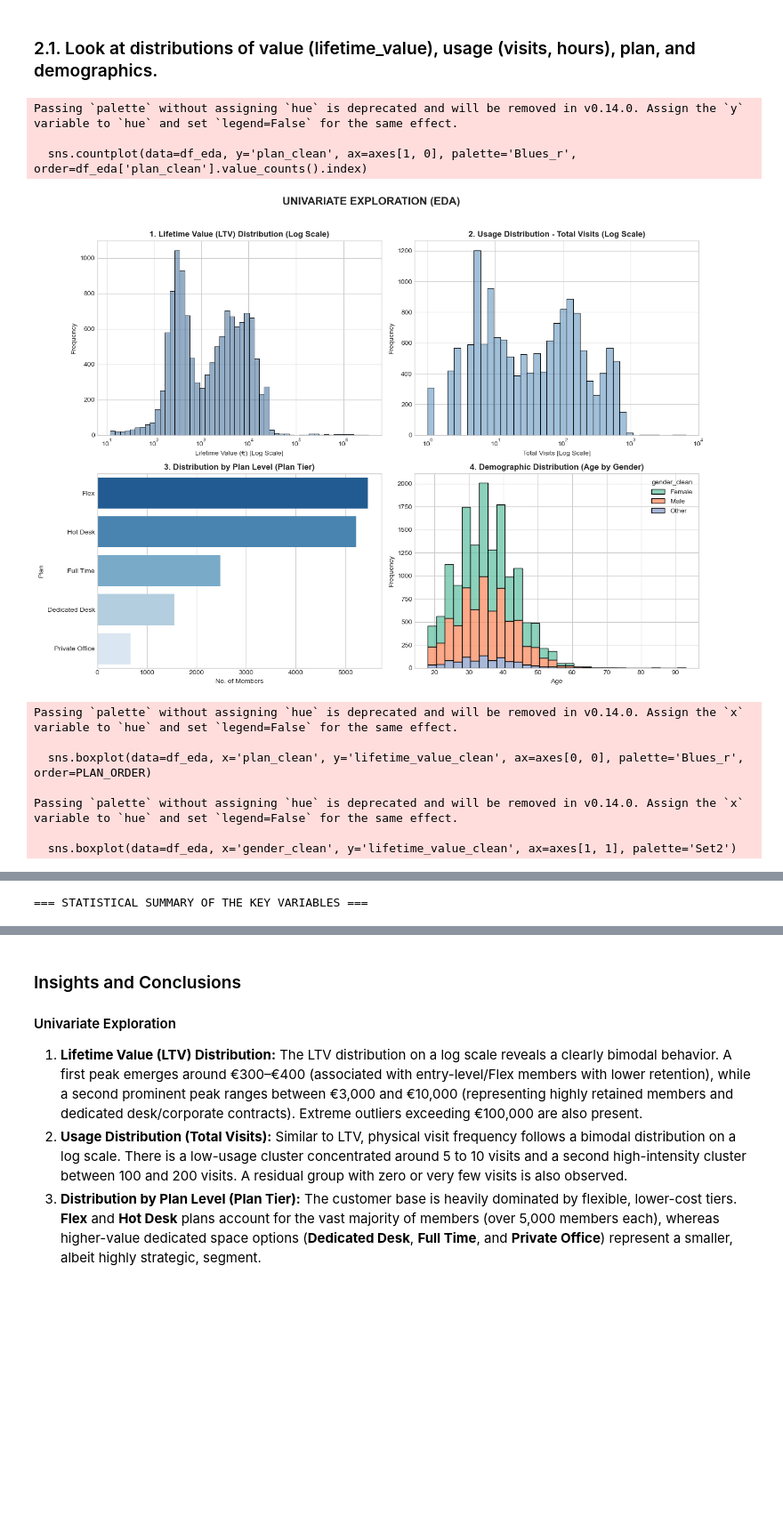
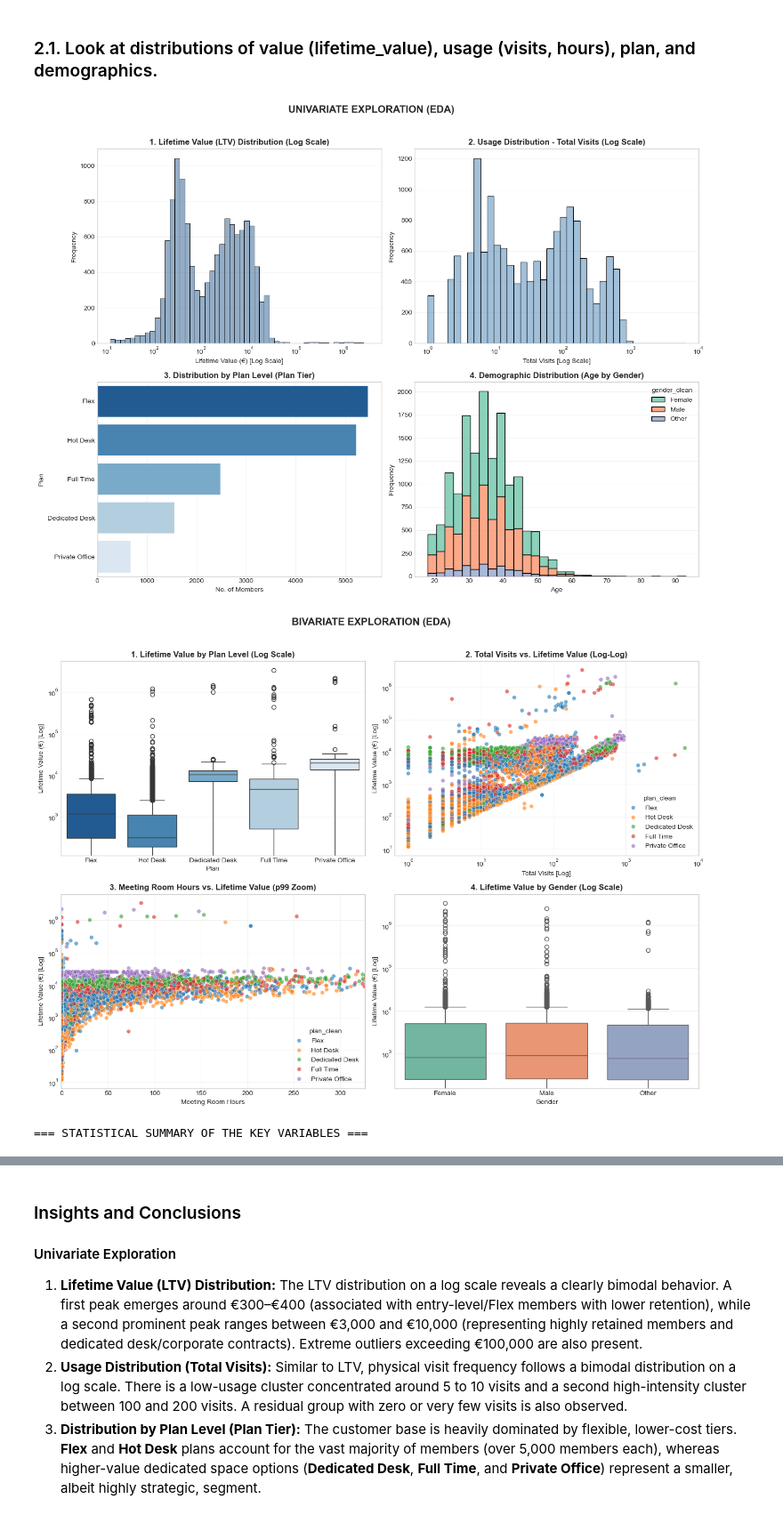
Before and after one commit to Diogosousa03/DM_Grupo18, a Jupyter notebook: notebooks/Group18_EDA_Code.ipynb, the cells around one changed output, grey strips where cells are left out. Shown at 89% size. Cells and saved outputs as stored; diff of their text form; code cells hidden in the pictures; blank space fills up the shorter version.

Commit message:
Graph improvements

```diff
--- a/notebooks/Group18_EDA_Code.ipynb
+++ b/notebooks/Group18_EDA_Code.ipynb
@@ -428,8 +428,15 @@ ___
 # %% [markdown]
 ### 2.1. Look at distributions of value (lifetime_value), usage (visits, hours), plan, and demographics.
 # %%
+plt.style.use('seaborn-v0_8-whitegrid')
 
-plt.style.use('seaborn-v0_8-whitegrid')
+
+def soft_grid(ax, axis):
+    """Show only a subtle grid along the given axis ('x', 'y' or 'both')."""
+    ax.grid(False)
+    ax.grid(axis=axis, alpha=0.3, linewidth=0.6)
+    ax.set_axisbelow(True)
+
 
 df_eda = temp_copy(df, 'lifetime_value_clean', 'lifetime_value')
 clean_invalid_values(df_eda, ['total_visits', 'avg_weekly_visits', 'meeting_room_hours', 'event_space_hours'])
@@ -445,23 +452,33 @@ PLAN_ORDER = ['Flex', 'Hot Desk', 'Dedicated Desk', 'Full Time', 'Private Office
 # UNIVARIATE EXPLORATION
 fig, axes = plt.subplots(2, 2, figsize=(14, 10))
 
-# LTV (Com Escala Logarítmica para ver a distribuição real)
+# LTV (log scale to reveal the real distribution)
 sns.histplot(df_eda['lifetime_value_clean'], kde=True, ax=axes[0, 0], color='#2b5c8f', log_scale=True)
 set_labels(axes[0, 0], '1. Lifetime Value (LTV) Distribution (Log Scale)',
            'Lifetime Value (€) [Log Scale]', 'Frequency')
 
-# Total Visits (Com Escala Logarítmica)
+# Total Visits (log scale)
 sns.histplot(df_eda['total_visits'], kde=True, ax=axes[0, 1], color='#4682b4', log_scale=True)
 set_labels(axes[0, 1], '2. Usage Distribution - Total Visits (Log Scale)',
            'Total Visits [Log Scale]', 'Frequency')
 
-# Plan Tier (Distribuição Categórica)
-sns.countplot(data=df_eda, y='plan_clean', ax=axes[1, 0], palette='Blues_r', order=df_eda['plan_clean'].value_counts().index)
+# Plan Tier (categorical distribution, color gradient follows bar order)
+plan_counts_order = df_eda['plan_clean'].value_counts().index
+sns.countplot(data=df_eda, y='plan_clean', hue='plan_clean', legend=False,
+              ax=axes[1, 0], palette='Blues_r',
+              order=plan_counts_order, hue_order=plan_counts_order)
 set_labels(axes[1, 0], '3. Distribution by Plan Level (Plan Tier)', 'No. of Members', 'Plan')
 
 # Demographics (Age by Gender)
 sns.histplot(data=df_eda, x='age', hue='gender_clean', multiple='stack', ax=axes[1, 1], palette='Set2', bins=30)
 set_labels(axes[1, 1], '4. Demographic Distribution (Age by Gender)', 'Age', 'Frequency')
+
+# Grid: histograms -> horizontal lines only
+for ax in [axes[0, 0], axes[0, 1], axes[1, 1]]:
+    soft_grid(ax, 'y')
+
+# Grid: horizontal bar chart -> vertical lines only (values are on the X-axis)
+soft_grid(axes[1, 0], 'x')
 
 finish_figure('UNIVARIATE EXPLORATION (EDA)')
 
@@ -470,7 +487,8 @@ finish_figure('UNIVARIATE EXPLORATION (EDA)')
 fig, axes = plt.subplots(2, 2, figsize=(14, 10))
 
 # LTV vs Plan
-sns.boxplot(data=df_eda, x='plan_clean', y='lifetime_value_clean', ax=axes[0, 0], palette='Blues_r', order=PLAN_ORDER)
+sns.boxplot(data=df_eda, x='plan_clean', y='lifetime_value_clean', hue='plan_clean', legend=False,
+            ax=axes[0, 0], palette='Blues_r', order=PLAN_ORDER, hue_order=PLAN_ORDER)
 axes[0, 0].set_yscale('log')
 set_labels(axes[0, 0], '1. Lifetime Value by Plan Level (Log Scale)', 'Plan', 'Lifetime Value (€) [Log]')
 
@@ -479,43 +497,44 @@ sns.scatterplot(data=df_eda, x='total_visits', y='lifetime_value_clean', hue='pl
 axes[0, 1].set_xscale('log')
 axes[0, 1].set_yscale('log')
 set_labels(axes[0, 1], '2. Total Visits vs. Lifetime Value (Log-Log)',
            'Total Visits [Log]', 'Lifetime Value (€) [Log]')
 
 # Meeting Room Hours vs LTV
 sns.scatterplot(data=df_eda, x='meeting_room_hours', y='lifetime_value_clean', hue='plan_clean', alpha=0.6, ax=axes[1, 0], palette='tab10')
 axes[1, 0].set_yscale('log')
-# Limita visualmente o eixo X até ao percentil 99 das horas para não esmagar o gráfico
+# Visually limit the X-axis to the 99th percentile of hours so the plot is not squashed
 axes[1, 0].set_xlim(-1, df_eda['meeting_room_hours'].quantile(0.99))
 set_labels(axes[1, 0], '3. Meeting Room Hours vs. Lifetime Value (p99 Zoom)',
            'Meeting Room Hours', 'Lifetime Value (€) [Log]')
 
 # LTV per Gender
-sns.boxplot(data=df_eda, x='gender_clean', y='lifetime_value_clean', ax=axes[1, 1], palette='Set2')
+sns.boxplot(data=df_eda, x='gender_clean', y='lifetime_value_clean', hue='gender_clean', legend=False,
+            ax=axes[1, 1], palette='Set2')
 axes[1, 1].set_yscale('log')
 set_labels(axes[1, 1], '4. Lifetime Value by Gender (Log Scale)', 'Gender', 'Lifetime Value (€) [Log]')
+
+# Grid: boxplots -> horizontal lines only
+soft_grid(axes[0, 0], 'y')
+soft_grid(axes[1, 1], 'y')
+
+# Grid: log-log scatterplots -> both directions help to estimate values
+soft_grid(axes[0, 1], 'both')
+soft_grid(axes[1, 0], 'both')
 
 finish_figure('BIVARIATE EXPLORATION (EDA)')
 
 
 # SUMMARY STATISTICS
 summary_stats = pd.DataFrame({
     'LTV (€)': df_eda['lifetime_value_clean'].describe(),
     'Total Visits': df_eda['total_visits'].describe(),
     'Meeting Hours': df_eda['meeting_room_hours'].describe(),
     'Age': df_eda['age'].describe()
 }).round(2)
 
 print("=== STATISTICAL SUMMARY OF THE KEY VARIABLES ===")
 display(summary_stats)
 # %% [output]
+[figure]
+[figure]
-Passing `palette` without assigning `hue` is deprecated and will be removed in v0.14.0. Assign the `y` variable to `hue` and set `legend=False` for the same effect.
-
-  sns.countplot(data=df_eda, y='plan_clean', ax=axes[1, 0], palette='Blues_r', order=df_eda['plan_clean'].value_counts().index)
+=== STATISTICAL SUMMARY OF THE KEY VARIABLES ===
-[figure]
-Passing `palette` without assigning `hue` is deprecated and will be removed in v0.14.0. Assign the `x` variable to `hue` and set `legend=False` for the same effect.
-
-  sns.boxplot(data=df_eda, x='plan_clean', y='lifetime_value_clean', ax=axes[0, 0], palette='Blues_r', order=PLAN_ORDER)
-
-Passing `palette` without assigning `hue` is deprecated and will be removed in v0.14.0. Assign the `x` variable to `hue` and set `legend=False` for the same effect.
-
-  sns.boxplot(data=df_eda, x='gender_clean', y='lifetime_value_clean', ax=axes[1, 1], palette='Set2')
@@ -523,4 +541,3 @@ Passing `palette` without assigning `hue` is deprecated and will be removed in v
-=== STATISTICAL SUMMARY OF THE KEY VARIABLES ===
 |  | LTV (€) | Total Visits | Meeting Hours | Age |
 | count | 14343.00 | 15423.00 | 14151.00 | 14764.00 |
 | mean | 6445.93 | 110.80 | 33.13 | 34.74 |
```
Also changed, not shown: parts of 2 cells of this notebook.
